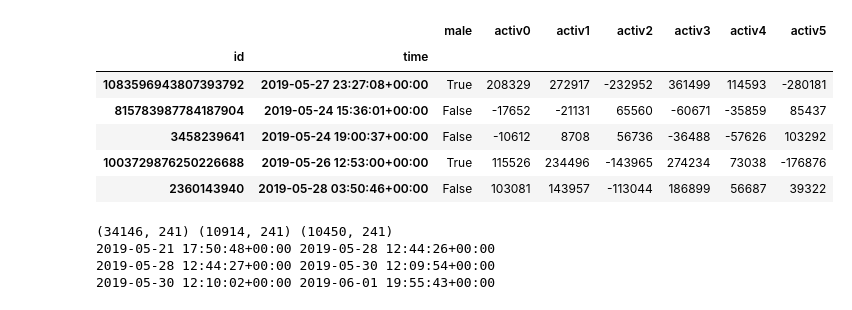
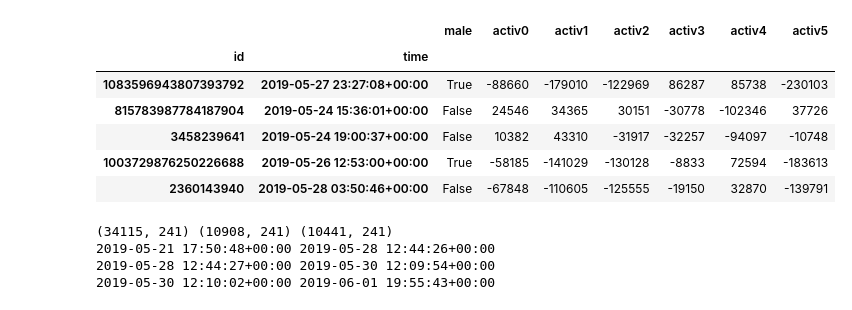
Before and after one commit to andyharless/twit_demog, a Jupyter notebook: code/lr_poly_corpus_tweets_try_add_lstm.ipynb, the cells around one changed output. Saved outputs shown, nothing was run; the diff lists cells and outputs as text; code cells hidden in the pictures.

```diff
--- a/code/lr_poly_corpus_tweets_try_add_lstm.ipynb
+++ b/code/lr_poly_corpus_tweets_try_add_lstm.ipynb
@@ -6,9 +6,9 @@ XFERPATH = '~/gdrive/twitgen/'  # To transfer files from Google Colab
 TRAIN_FNAME = 'embed_train_201906161241.csv'
 VALID_FNAME = 'embed_valid_201906161241.csv'
 TEST_FNAME = 'embed_test_201906161241.csv'
-LSTM_TRAIN_FNAME = 'activ_train_201907032046.csv'
-LSTM_VALID_FNAME = 'activ_valid_201907032046.csv'
-LSTM_TEST_FNAME = 'activ_test_201907032046.csv'
+LSTM_TRAIN_FNAME = 'activ_train_201907261114.csv'
+LSTM_VALID_FNAME = 'activ_valid_201907261114.csv'
+LSTM_TEST_FNAME = 'activ_test_201907261114.csv'
 MODEL_TYPE_ID = 'lrpl'
 # %%
 train_from = XFERPATH + TRAIN_FNAME
@@ -55,3 +56,7 @@ df_train.head().iloc[:,:7]
 | 3458239641 | 2019-05-24 19:00:37+00:00 | False | -42708 | -31384 | 17130 | 60833 | 11307 | 35467 |
 | 1003729876250226688 | 2019-05-26 12:53:00+00:00 | True | -5514 | 61646 | 16234 | 105381 | -7119 | -35271 |
 | 2360143940 | 2019-05-28 03:50:46+00:00 | False | 6762 | -16422 | -36991 | 29061 | 37017 | -27550 |
+# %%
+# Remove duplicate index values
+def remove_dups(df):
+    return(df[~df.index.duplicated()])
@@ -68,23 +77,26 @@ print(df_test.index.get_level_values(1).min(), df_test.index.get_level_values(1)
 # %%
 df_train_lstm = pd.read_csv(DATAPATH+LSTM_TRAIN_FNAME, index_col=[0,1], parse_dates=['time'])
 df_valid_lstm = pd.read_csv(DATAPATH+LSTM_VALID_FNAME, index_col=[0,1], parse_dates=['time'])
 df_test_lstm = pd.read_csv(DATAPATH+LSTM_TEST_FNAME, index_col=[0,1], parse_dates=['time'])
+df_train_lstm = remove_dups(df_train_lstm)
+df_valid_lstm = remove_dups(df_valid_lstm)
+df_test_lstm = remove_dups(df_test_lstm)
 df_train_lstm.head().iloc[:,:7]
 # %% [output]
 |  |  | male | activ0 | activ1 | activ2 | activ3 | activ4 | activ5 |
 | id | time |  |  |  |  |  |  |  |
-| 1083596943807393792 | 2019-05-27 23:27:08+00:00 | True | 208329 | 272917 | -232952 | 361499 | 114593 | -280181 |
-| 815783987784187904 | 2019-05-24 15:36:01+00:00 | False | -17652 | -21131 | 65560 | -60671 | -35859 | 85437 |
-| 3458239641 | 2019-05-24 19:00:37+00:00 | False | -10612 | 8708 | 56736 | -36488 | -57626 | 103292 |
-| 1003729876250226688 | 2019-05-26 12:53:00+00:00 | True | 115526 | 234496 | -143965 | 274234 | 73038 | -176876 |
-| 2360143940 | 2019-05-28 03:50:46+00:00 | False | 103081 | 143957 | -113044 | 186899 | 56687 | 39322 |
+| 1083596943807393792 | 2019-05-27 23:27:08+00:00 | True | -88660 | -179010 | -122969 | 86287 | 85738 | -230103 |
+| 815783987784187904 | 2019-05-24 15:36:01+00:00 | False | 24546 | 34365 | 30151 | -30778 | -102346 | 37726 |
+| 3458239641 | 2019-05-24 19:00:37+00:00 | False | 10382 | 43310 | -31917 | -32257 | -94097 | -10748 |
+| 1003729876250226688 | 2019-05-26 12:53:00+00:00 | True | -58185 | -141029 | -130128 | -8833 | 72594 | -183613 |
+| 2360143940 | 2019-05-28 03:50:46+00:00 | False | -67848 | -110605 | -125555 | -19150 | 32870 | -139791 |
 # %%
 print(df_train_lstm.shape, df_valid_lstm.shape, df_test_lstm.shape)
 print(df_train_lstm.index.get_level_values(1).min(), df_train_lstm.index.get_level_values(1).max())
 print(df_valid_lstm.index.get_level_values(1).min(), df_valid_lstm.index.get_level_values(1).max())
 print(df_test_lstm.index.get_level_values(1).min(), df_test_lstm.index.get_level_values(1).max())
 # %% [output]
-(34146, 241) (10914, 241) (10450, 241)
+(34115, 241) (10908, 241) (10441, 241)
 2019-05-21 17:50:48+00:00 2019-05-28 12:44:26+00:00
 2019-05-28 12:44:27+00:00 2019-05-30 12:09:54+00:00
 2019-05-30 12:10:02+00:00 2019-06-01 19:55:43+00:00
```
Also changed, not shown: parts of 18 cells of this notebook, 2 other files.
